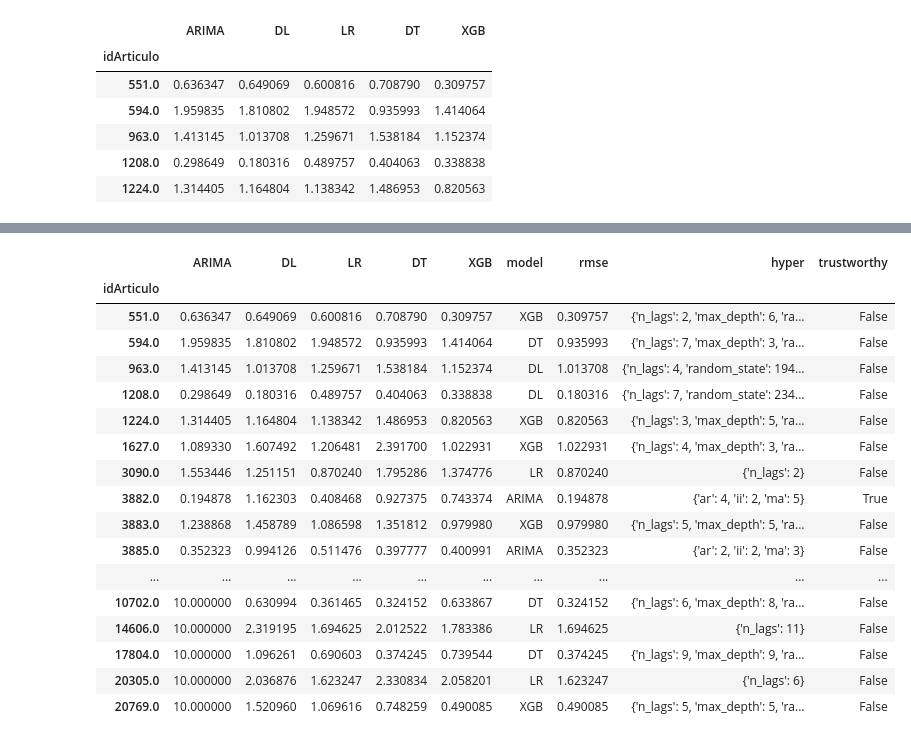
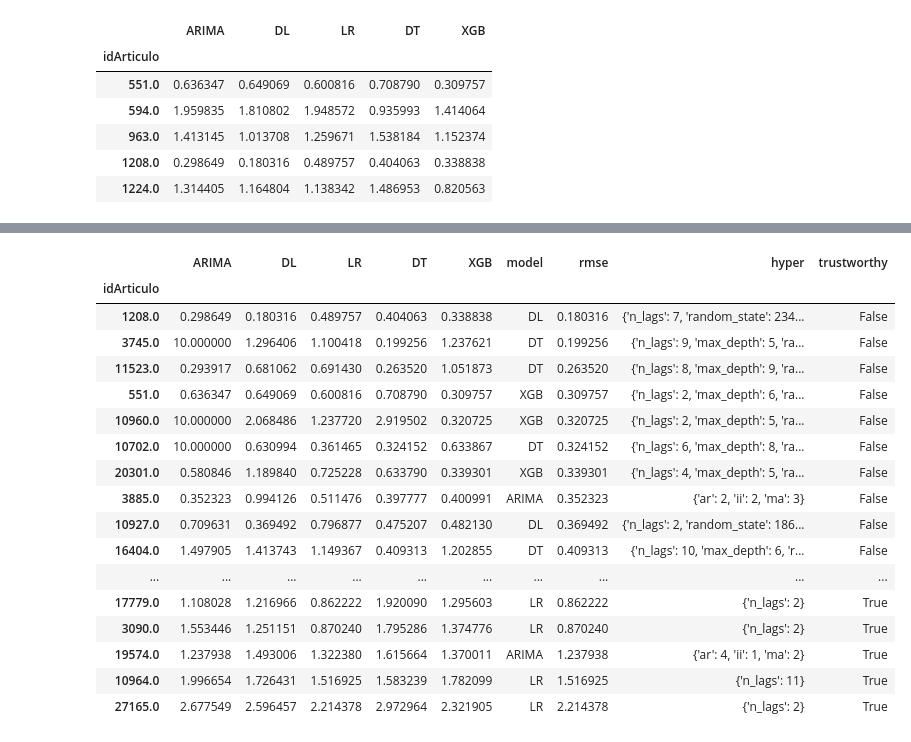
Before and after one commit to DavidCastilloAlvarado/timeseries_optimization, a Jupyter notebook: study_autos/resumen.ipynb, the cells around one changed output, grey strips where cells are left out. Saved outputs shown, nothing was run; the diff lists cells and outputs as text; code cells hidden in the pictures.

```diff
--- a/study_autos/resumen.ipynb
+++ b/study_autos/resumen.ipynb
@@ -138,24 +138,26 @@ for idx, articulo in enumerate(articulos):
-# %%
-
-data
-# %% [output]
-|  | ARIMA | DL | LR | DT | XGB | model | rmse | hyper | trustworthy |
-| idArticulo |  |  |  |  |  |  |  |  |  |
-| 551.0 | 0.636347 | 0.649069 | 0.600816 | 0.708790 | 0.309757 | XGB | 0.309757 | {'n_lags': 2, 'max_depth': 6, 'ra... | False |
-| 594.0 | 1.959835 | 1.810802 | 1.948572 | 0.935993 | 1.414064 | DT | 0.935993 | {'n_lags': 7, 'max_depth': 3, 'ra... | False |
-| 963.0 | 1.413145 | 1.013708 | 1.259671 | 1.538184 | 1.152374 | DL | 1.013708 | {'n_lags': 4, 'random_state': 194... | False |
-| 1208.0 | 0.298649 | 0.180316 | 0.489757 | 0.404063 | 0.338838 | DL | 0.180316 | {'n_lags': 7, 'random_state': 234... | False |
-| 1224.0 | 1.314405 | 1.164804 | 1.138342 | 1.486953 | 0.820563 | XGB | 0.820563 | {'n_lags': 3, 'max_depth': 5, 'ra... | False |
-| 1627.0 | 1.089330 | 1.607492 | 1.206481 | 2.391700 | 1.022931 | XGB | 1.022931 | {'n_lags': 4, 'max_depth': 3, 'ra... | False |
-| 3090.0 | 1.553446 | 1.251151 | 0.870240 | 1.795286 | 1.374776 | LR | 0.870240 | {'n_lags': 2} | False |
-| 3882.0 | 0.194878 | 1.162303 | 0.408468 | 0.927375 | 0.743374 | ARIMA | 0.194878 | {'ar': 4, 'ii': 2, 'ma': 5} | True |
-| 3883.0 | 1.238868 | 1.458789 | 1.086598 | 1.351812 | 0.979980 | XGB | 0.979980 | {'n_lags': 5, 'max_depth': 5, 'ra... | False |
-| 3885.0 | 0.352323 | 0.994126 | 0.511476 | 0.397777 | 0.400991 | ARIMA | 0.352323 | {'ar': 2, 'ii': 2, 'ma': 3} | False |
-| ... | ... | ... | ... | ... | ... | ... | ... | ... | ... |
-| 10702.0 | 10.000000 | 0.630994 | 0.361465 | 0.324152 | 0.633867 | DT | 0.324152 | {'n_lags': 6, 'max_depth': 8, 'ra... | False |
-| 14606.0 | 10.000000 | 2.319195 | 1.694625 | 2.012522 | 1.783386 | LR | 1.694625 | {'n_lags': 11} | False |
-| 17804.0 | 10.000000 | 1.096261 | 0.690603 | 0.374245 | 0.739544 | DT | 0.374245 | {'n_lags': 9, 'max_depth': 9, 'ra... | False |
-| 20305.0 | 10.000000 | 2.036876 | 1.623247 | 2.330834 | 2.058201 | LR | 1.623247 | {'n_lags': 6} | False |
-| 20769.0 | 10.000000 | 1.520960 | 1.069616 | 0.748259 | 0.490085 | XGB | 0.490085 | {'n_lags': 5, 'max_depth': 5, 'ra... | False |
+# %%
+
+data = data.sort_values(['trustworthy', 'rmse'], ascending=True)
+data
+data.style.background_gradient(cmap='Blues')
+# %% [output]
+|  | ARIMA | DL | LR | DT | XGB | model | rmse | hyper | trustworthy |
+| idArticulo |  |  |  |  |  |  |  |  |  |
+| 1208.0 | 0.298649 | 0.180316 | 0.489757 | 0.404063 | 0.338838 | DL | 0.180316 | {'n_lags': 7, 'random_state': 234... | False |
+| 3745.0 | 10.000000 | 1.296406 | 1.100418 | 0.199256 | 1.237621 | DT | 0.199256 | {'n_lags': 9, 'max_depth': 5, 'ra... | False |
+| 11523.0 | 0.293917 | 0.681062 | 0.691430 | 0.263520 | 1.051873 | DT | 0.263520 | {'n_lags': 8, 'max_depth': 9, 'ra... | False |
+| 551.0 | 0.636347 | 0.649069 | 0.600816 | 0.708790 | 0.309757 | XGB | 0.309757 | {'n_lags': 2, 'max_depth': 6, 'ra... | False |
+| 10960.0 | 10.000000 | 2.068486 | 1.237720 | 2.919502 | 0.320725 | XGB | 0.320725 | {'n_lags': 2, 'max_depth': 5, 'ra... | False |
+| 10702.0 | 10.000000 | 0.630994 | 0.361465 | 0.324152 | 0.633867 | DT | 0.324152 | {'n_lags': 6, 'max_depth': 8, 'ra... | False |
+| 20301.0 | 0.580846 | 1.189840 | 0.725228 | 0.633790 | 0.339301 | XGB | 0.339301 | {'n_lags': 4, 'max_depth': 5, 'ra... | False |
+| 3885.0 | 0.352323 | 0.994126 | 0.511476 | 0.397777 | 0.400991 | ARIMA | 0.352323 | {'ar': 2, 'ii': 2, 'ma': 3} | False |
+| 10927.0 | 0.709631 | 0.369492 | 0.796877 | 0.475207 | 0.482130 | DL | 0.369492 | {'n_lags': 2, 'random_state': 186... | False |
+| 16404.0 | 1.497905 | 1.413743 | 1.149367 | 0.409313 | 1.202855 | DT | 0.409313 | {'n_lags': 10, 'max_depth': 6, 'r... | False |
+| ... | ... | ... | ... | ... | ... | ... | ... | ... | ... |
+| 17779.0 | 1.108028 | 1.216966 | 0.862222 | 1.920090 | 1.295603 | LR | 0.862222 | {'n_lags': 2} | True |
+| 3090.0 | 1.553446 | 1.251151 | 0.870240 | 1.795286 | 1.374776 | LR | 0.870240 | {'n_lags': 2} | True |
+| 19574.0 | 1.237938 | 1.493006 | 1.322380 | 1.615664 | 1.370011 | ARIMA | 1.237938 | {'ar': 4, 'ii': 1, 'ma': 2} | True |
+| 10964.0 | 1.996654 | 1.726431 | 1.516925 | 1.583239 | 1.782099 | LR | 1.516925 | {'n_lags': 11} | True |
+| 27165.0 | 2.677549 | 2.596457 | 2.214378 | 2.972964 | 2.321905 | LR | 2.214378 | {'n_lags': 2} | True |
 # %%
 data.to_csv(os.path.join(DATA_PATH, 'resumen_rmse.csv'))
```
Also changed, not shown: parts of 3 cells of this notebook, 3 other files.
